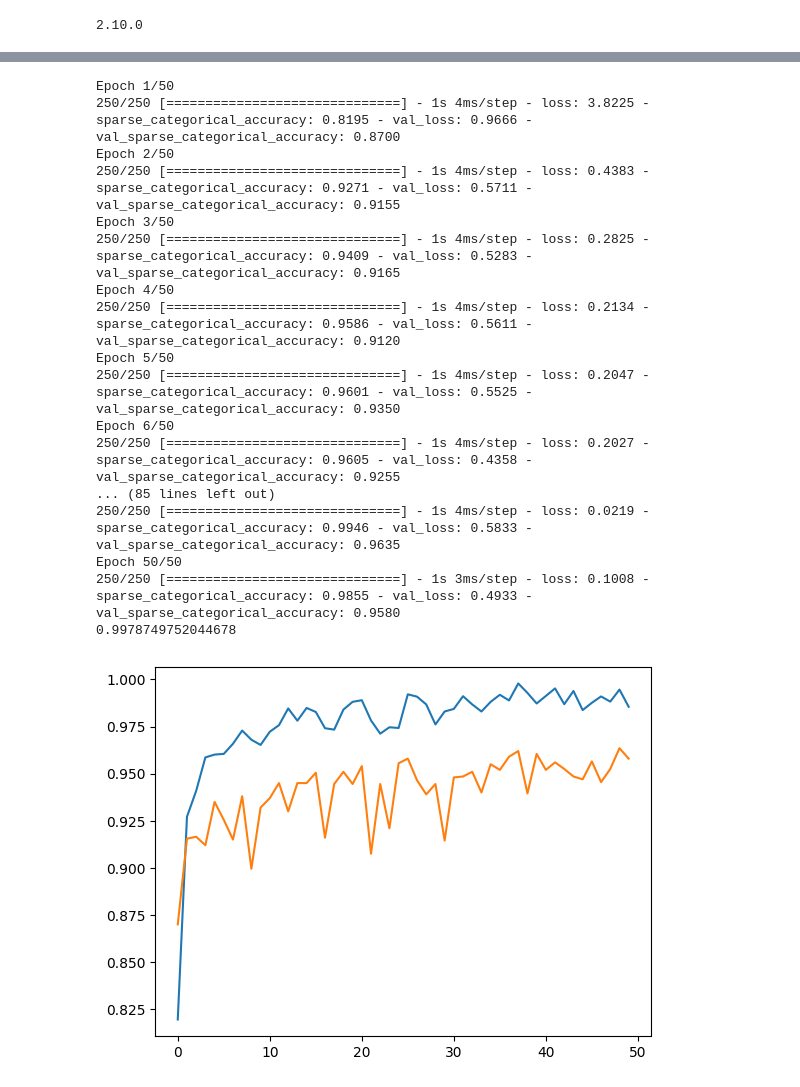
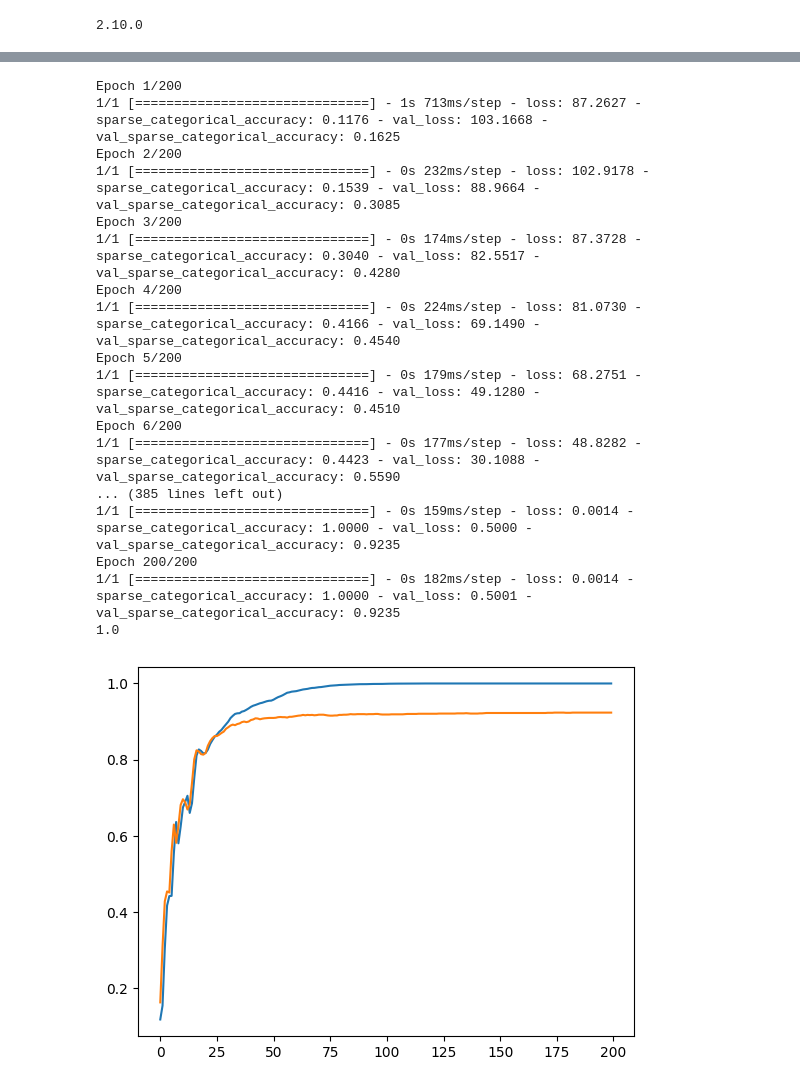
Before and after one commit to wikolego/wikolego-repository, a Jupyter notebook: ai-path/ml-next-step/notebooks/tensorflow_nn.ipynb, the cells around one changed output, grey strips where cells are left out. Saved outputs shown, nothing was run; the diff lists cells and outputs as text; code cells hidden in the pictures.

```diff
--- a/ai-path/ml-next-step/notebooks/tensorflow_nn.ipynb
+++ b/ai-path/ml-next-step/notebooks/tensorflow_nn.ipynb
@@ -30,57 +26,57 @@ array([6, 6, 5, ..., 3, 8, 4])
 # %%
 model = tf.keras.models.Sequential([
-    tf.keras.layers.Dense(512, activation="relu", input_shape=(len(X_data[1]), )), # input layer
+    tf.keras.layers.Dense(512, activation="relu", input_shape=(28*28, )), # input layer
     # tf.keras.layers.Dropout(0.125),
     tf.keras.layers.Dense(512, activation="relu"),
     # tf.keras.layers.Dropout(0.125),
     tf.keras.layers.Dense(512, activation="relu"),
     # tf.keras.layers.Dropout(0.125),
     tf.keras.layers.Dense(10, activation="softmax") # output layer
 ])
 
 # Compile model
 model.compile(
     optimizer="Adam",
     loss="SparseCategoricalCrossentropy",
     metrics=["SparseCategoricalAccuracy"]
 )
 
 # Fit model
 result = model.fit(
     df_train.drop(columns=["label"]).values,
     df_train.loc[:, "label"].values,
-    # batch_size=32,
-    epochs=50,
+    batch_size=8000,
+    epochs=200,
     validation_data=(df_test.drop(columns=["label"]).values, df_test.loc[:, "label"].values),
 )
 
 # Predict and print predictions
 predictions = max(result.history["sparse_categorical_accuracy"])
 print(predictions)
 
 if True:
     plt.plot(result.history["sparse_categorical_accuracy"])
     plt.plot(result.history["val_sparse_categorical_accuracy"])
     plt.show()
 # %% [output]
-Epoch 1/50
-250/250 [==============================] - 1s 4ms/step - loss: 3.8225 - sparse_categorical_accuracy: 0.8195 - val_loss: 0.9666 - val_sparse_categorical_accuracy: 0.8700
-Epoch 2/50
-250/250 [==============================] - 1s 4ms/step - loss: 0.4383 - sparse_categorical_accuracy: 0.9271 - val_loss: 0.5711 - val_sparse_categorical_accuracy: 0.9155
-Epoch 3/50
-250/250 [==============================] - 1s 4ms/step - loss: 0.2825 - sparse_categorical_accuracy: 0.9409 - val_loss: 0.5283 - val_sparse_categorical_accuracy: 0.9165
-Epoch 4/50
-250/250 [==============================] - 1s 4ms/step - loss: 0.2134 - sparse_categorical_accuracy: 0.9586 - val_loss: 0.5611 - val_sparse_categorical_accuracy: 0.9120
-Epoch 5/50
-250/250 [==============================] - 1s 4ms/step - loss: 0.2047 - sparse_categorical_accuracy: 0.9601 - val_loss: 0.5525 - val_sparse_categorical_accuracy: 0.9350
-Epoch 6/50
-250/250 [==============================] - 1s 4ms/step - loss: 0.2027 - sparse_categorical_accuracy: 0.9605 - val_loss: 0.4358 - val_sparse_categorical_accuracy: 0.9255
-... (85 lines left out)
-250/250 [==============================] - 1s 4ms/step - loss: 0.0219 - sparse_categorical_accuracy: 0.9946 - val_loss: 0.5833 - val_sparse_categorical_accuracy: 0.9635
-Epoch 50/50
-250/250 [==============================] - 1s 3ms/step - loss: 0.1008 - sparse_categorical_accuracy: 0.9855 - val_loss: 0.4933 - val_sparse_categorical_accuracy: 0.9580
-0.9978749752044678
+Epoch 1/200
+1/1 [==============================] - 1s 713ms/step - loss: 87.2627 - sparse_categorical_accuracy: 0.1176 - val_loss: 103.1668 - val_sparse_categorical_accuracy: 0.1625
+Epoch 2/200
+1/1 [==============================] - 0s 232ms/step - loss: 102.9178 - sparse_categorical_accuracy: 0.1539 - val_loss: 88.9664 - val_sparse_categorical_accuracy: 0.3085
+Epoch 3/200
+1/1 [==============================] - 0s 174ms/step - loss: 87.3728 - sparse_categorical_accuracy: 0.3040 - val_loss: 82.5517 - val_sparse_categorical_accuracy: 0.4280
+Epoch 4/200
+1/1 [==============================] - 0s 224ms/step - loss: 81.0730 - sparse_categorical_accuracy: 0.4166 - val_loss: 69.1490 - val_sparse_categorical_accuracy: 0.4540
+Epoch 5/200
+1/1 [==============================] - 0s 179ms/step - loss: 68.2751 - sparse_categorical_accuracy: 0.4416 - val_loss: 49.1280 - val_sparse_categorical_accuracy: 0.4510
+Epoch 6/200
+1/1 [==============================] - 0s 177ms/step - loss: 48.8282 - sparse_categorical_accuracy: 0.4423 - val_loss: 30.1088 - val_sparse_categorical_accuracy: 0.5590
+... (385 lines left out)
+1/1 [==============================] - 0s 159ms/step - loss: 0.0014 - sparse_categorical_accuracy: 1.0000 - val_loss: 0.5000 - val_sparse_categorical_accuracy: 0.9235
+Epoch 200/200
+1/1 [==============================] - 0s 182ms/step - loss: 0.0014 - sparse_categorical_accuracy: 1.0000 - val_loss: 0.5001 - val_sparse_categorical_accuracy: 0.9235
+1.0
-[figure, old version]
+[figure, new version]
 # %%
 plt.plot(result.history["loss"])
 plt.show()
```
Also changed, not shown: parts of 2 cells of this notebook.
